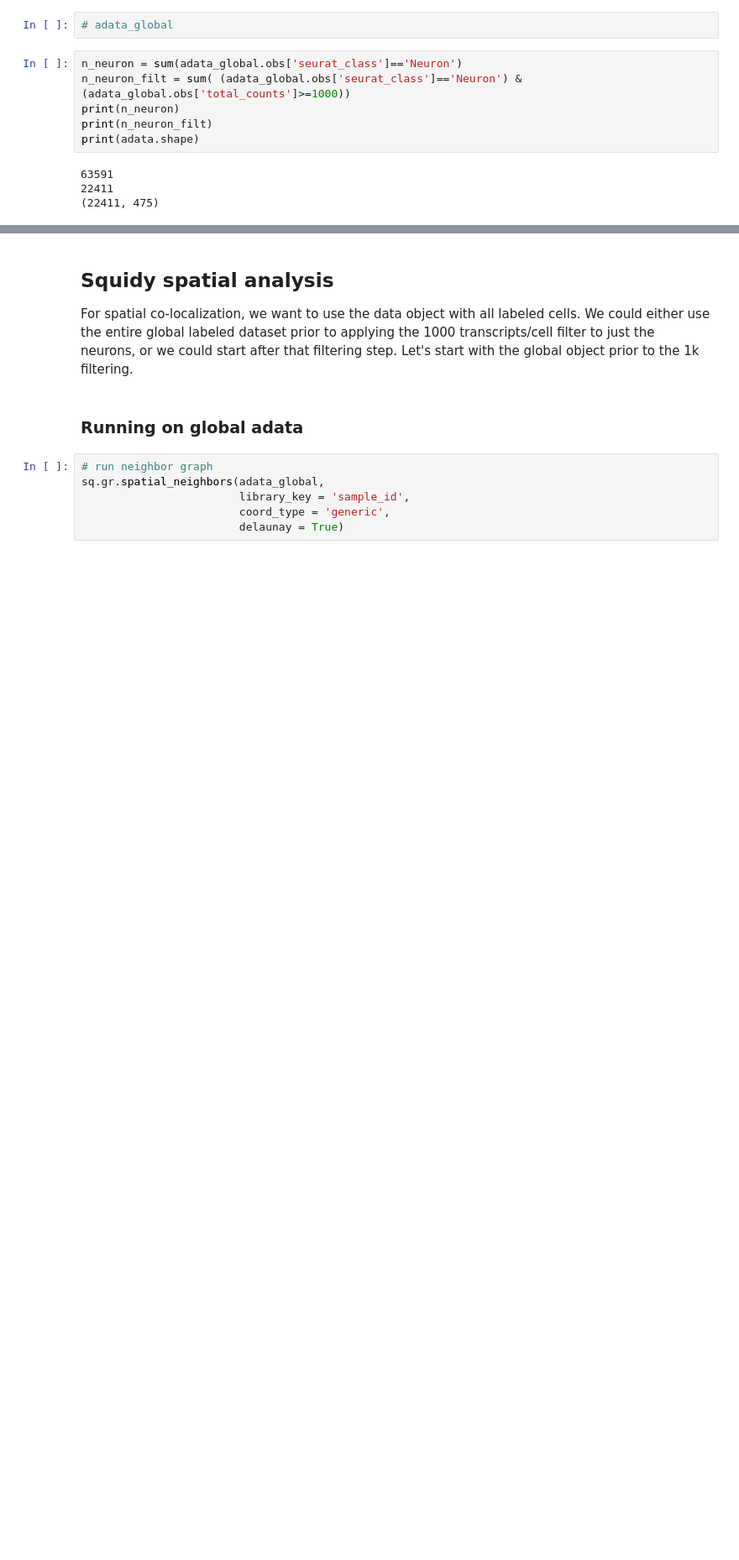
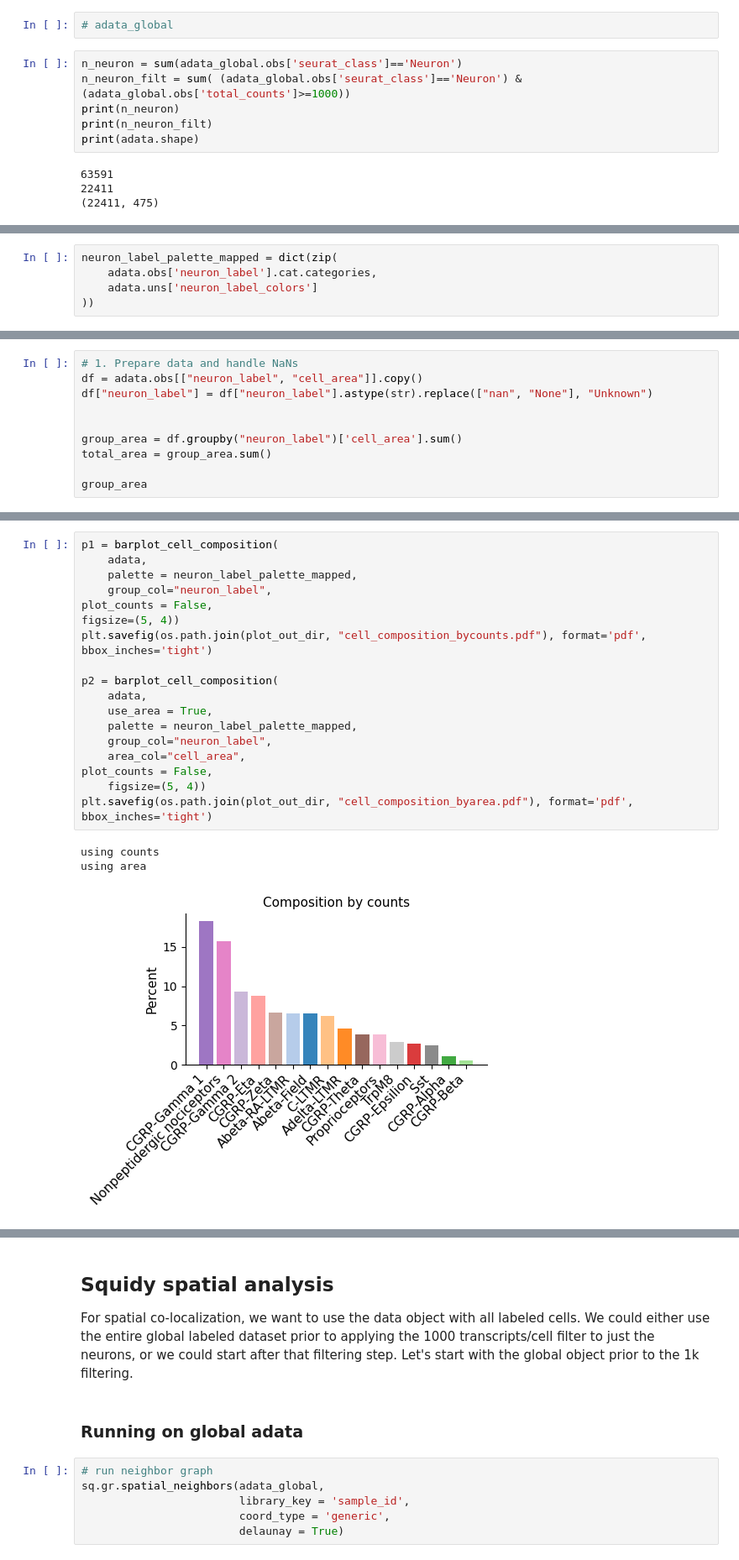
Before and after one commit to aifimmunology/spatial_drg_colon_bladder, a Jupyter notebook: notebooks/06_figures/KA_analysis_figures/spatial_figures.ipynb, the cells around one changed output, grey strips where cells are left out. Shown at 84% size. Cells and saved outputs as stored; diff of their text form; blank space fills up the shorter version.

```diff
--- a/notebooks/06_figures/KA_analysis_figures/spatial_figures.ipynb
+++ b/notebooks/06_figures/KA_analysis_figures/spatial_figures.ipynb
@@ -140,0 +143,5 @@ print(adata.shape)
+# %%
+neuron_label_palette_mapped = dict(zip(
+    adata.obs['neuron_label'].cat.categories,
+    adata.uns['neuron_label_colors']
+))
@@ -140,0 +168,10 @@ print(adata.shape)
+# %%
+# 1. Prepare data and handle NaNs
+df = adata.obs[["neuron_label", "cell_area"]].copy()
+df["neuron_label"] = df["neuron_label"].astype(str).replace(["nan", "None"], "Unknown")
+
+
+group_area = df.groupby("neuron_label")['cell_area'].sum()
+total_area = group_area.sum()
+
+group_area
@@ -140,0 +272,22 @@ print(adata.shape)
+# %%
+p1 = barplot_cell_composition(
+    adata,
+    palette = neuron_label_palette_mapped,
+    group_col="neuron_label",
+plot_counts = False,
+figsize=(5, 4))
+plt.savefig(os.path.join(plot_out_dir, "cell_composition_bycounts.pdf"), format='pdf', bbox_inches='tight')
+
+p2 = barplot_cell_composition(
+    adata,
+    use_area = True,
+    palette = neuron_label_palette_mapped,
+    group_col="neuron_label",
+    area_col="cell_area",
+plot_counts = False,
+    figsize=(5, 4))
+plt.savefig(os.path.join(plot_out_dir, "cell_composition_byarea.pdf"), format='pdf', bbox_inches='tight')
+# %% [output]
+using counts
+using area
+[figure, added]
```
Also changed, not shown: parts of 9 cells of this notebook.
